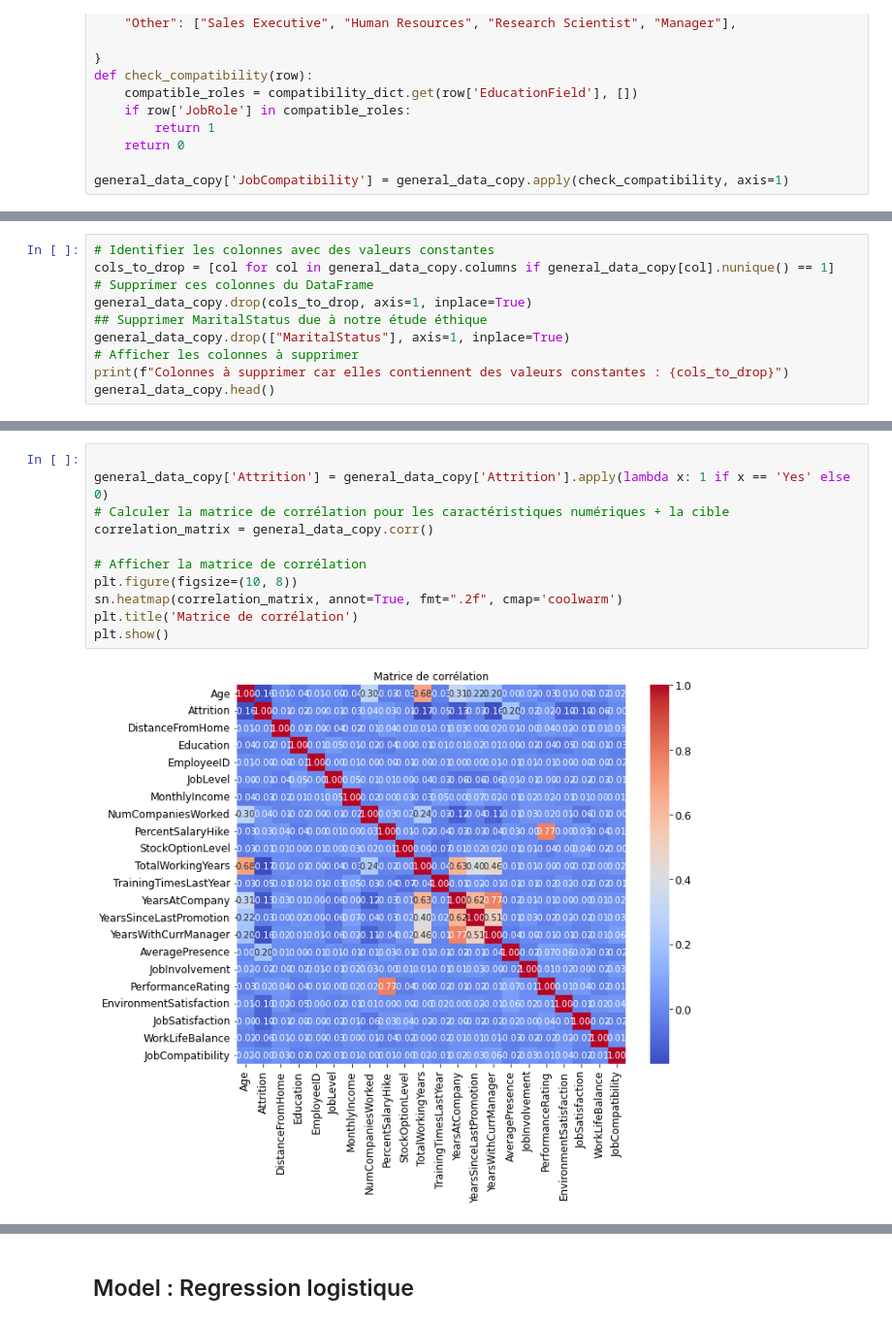
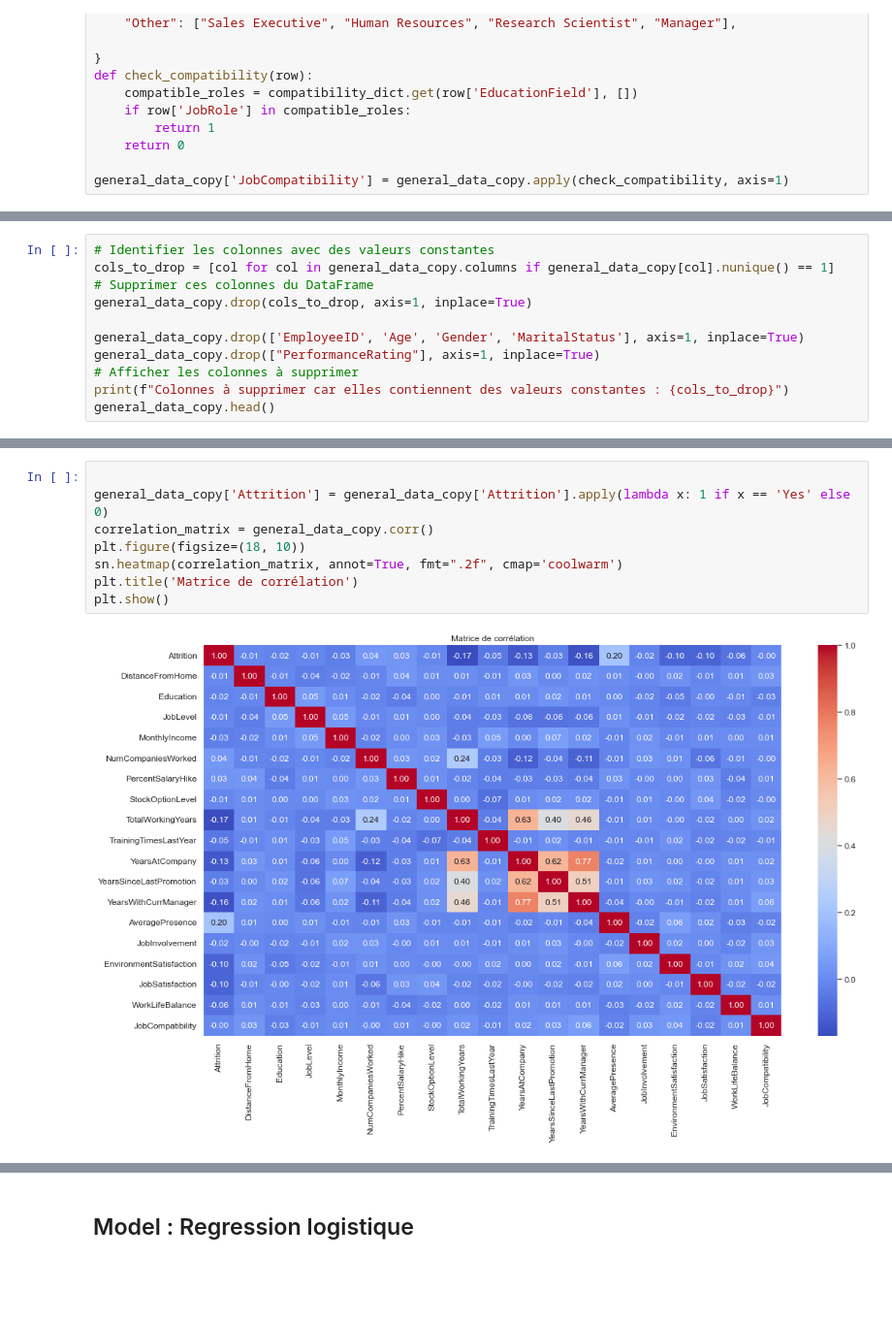
Before and after one commit to Aminedx/IA, a Jupyter notebook: Projet.ipynb, the cells around one changed output, grey strips where cells are left out. Shown at 97% size. Drawn from its saved outputs; the diff is of its cells as text; blank space fills up the shorter version.

```diff
--- a/Projet.ipynb
+++ b/Projet.ipynb
@@ -389,8 +390,9 @@ array([[<AxesSubplot:title={'center':'Age'}>,
 cols_to_drop = [col for col in general_data_copy.columns if general_data_copy[col].nunique() == 1]
 # Supprimer ces colonnes du DataFrame
 general_data_copy.drop(cols_to_drop, axis=1, inplace=True)
-## Supprimer MaritalStatus due à notre étude éthique
-general_data_copy.drop(["MaritalStatus"], axis=1, inplace=True)
+
+general_data_copy.drop(['EmployeeID', 'Age', 'Gender', 'MaritalStatus'], axis=1, inplace=True)
+general_data_copy.drop(["PerformanceRating"], axis=1, inplace=True)
 # Afficher les colonnes à supprimer
 print(f"Colonnes à supprimer car elles contiennent des valeurs constantes : {cols_to_drop}")
 general_data_copy.head()
@@ -405,13 +407,10 @@ Colonnes à supprimer car elles contiennent des valeurs constantes : ['EmployeeC
 # %%
 
 general_data_copy['Attrition'] = general_data_copy['Attrition'].apply(lambda x: 1 if x == 'Yes' else 0)
-# Calculer la matrice de corrélation pour les caractéristiques numériques + la cible
 correlation_matrix = general_data_copy.corr()
-
-# Afficher la matrice de corrélation
-plt.figure(figsize=(10, 8))
+plt.figure(figsize=(18, 10))
 sn.heatmap(correlation_matrix, annot=True, fmt=".2f", cmap='coolwarm')
 plt.title('Matrice de corrélation')
 plt.show()
 # %% [output]
-[figure, old version]
+[figure, new version]
```
Also changed, not shown: parts of 54 cells of this notebook.
